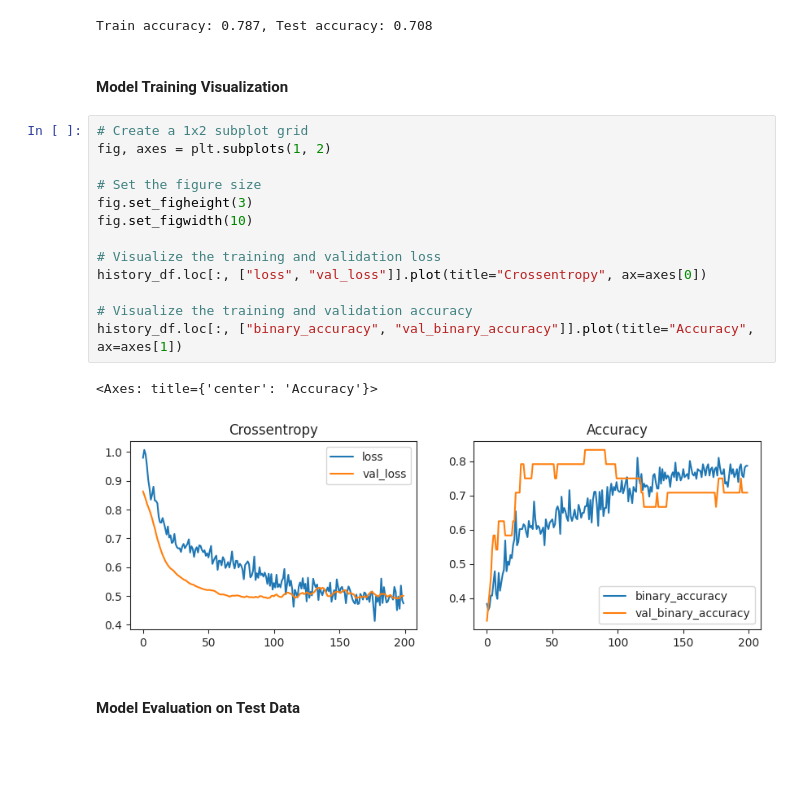
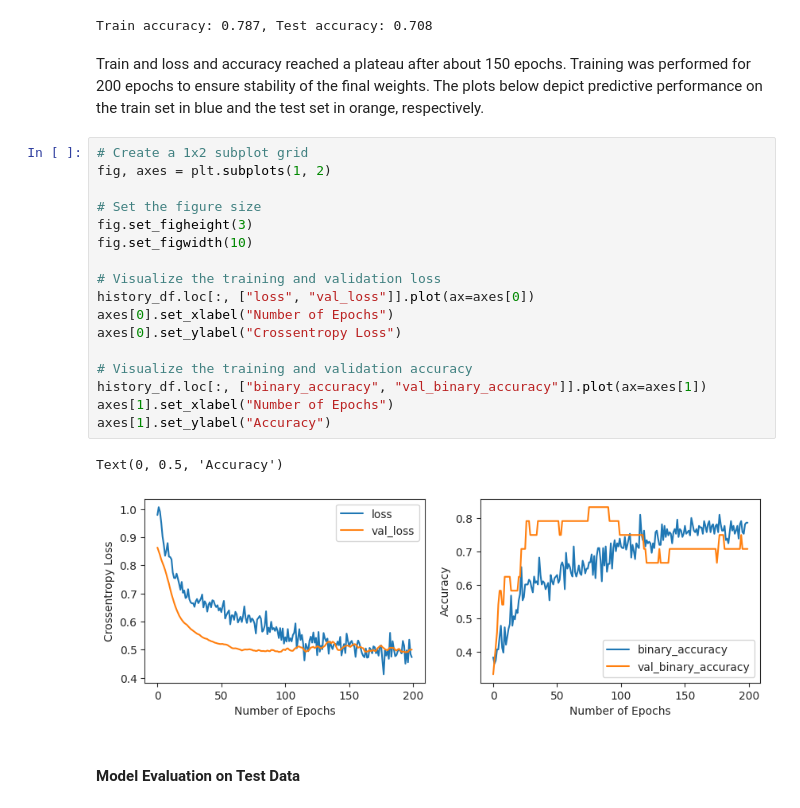
Before and after one commit to RiboRings/AlzheimerPrediction, a Jupyter notebook: learning-about-ad.ipynb, the cells around one changed output. Cells and saved outputs as stored; diff of their text form; blank space fills up the shorter version.

Commit message:
Add labs to loss curves

```diff
--- a/learning-about-ad.ipynb
+++ b/learning-about-ad.ipynb
@@ -831,24 +831,28 @@ history_df = pd.DataFrame(history.history)
 print(f"Train accuracy: {history_df['binary_accuracy'].iloc[-1]:.3f}, Test accuracy: {history_df['val_binary_accuracy'].iloc[-1]:.3f}")
 # %% [output]
 Train accuracy: 0.787, Test accuracy: 0.708
-# %% [markdown]
-#### Model Training Visualization
+# %% [markdown]
+Train and loss and accuracy reached a plateau after about 150 epochs. Training was performed for 200 epochs to ensure stability of the final weights. The plots below depict predictive performance on the train set in blue and the test set in orange, respectively.
 # %%
 # Create a 1x2 subplot grid
 fig, axes = plt.subplots(1, 2)
 
 # Set the figure size
 fig.set_figheight(3)
 fig.set_figwidth(10)
 
 # Visualize the training and validation loss
-history_df.loc[:, ["loss", "val_loss"]].plot(title="Crossentropy", ax=axes[0])
+history_df.loc[:, ["loss", "val_loss"]].plot(ax=axes[0])
+axes[0].set_xlabel("Number of Epochs")
+axes[0].set_ylabel("Crossentropy Loss")
 
 # Visualize the training and validation accuracy
-history_df.loc[:, ["binary_accuracy", "val_binary_accuracy"]].plot(title="Accuracy", ax=axes[1])
+history_df.loc[:, ["binary_accuracy", "val_binary_accuracy"]].plot(ax=axes[1])
+axes[1].set_xlabel("Number of Epochs")
+axes[1].set_ylabel("Accuracy")
 # %% [output]
-<Axes: title={'center': 'Accuracy'}>
+Text(0, 0.5, 'Accuracy')
-[figure, old version]
+[figure, new version]
 # %% [markdown]
 #### Model Evaluation on Test Data
 # %%
```
Also changed, not shown: parts of 6 cells of this notebook.
